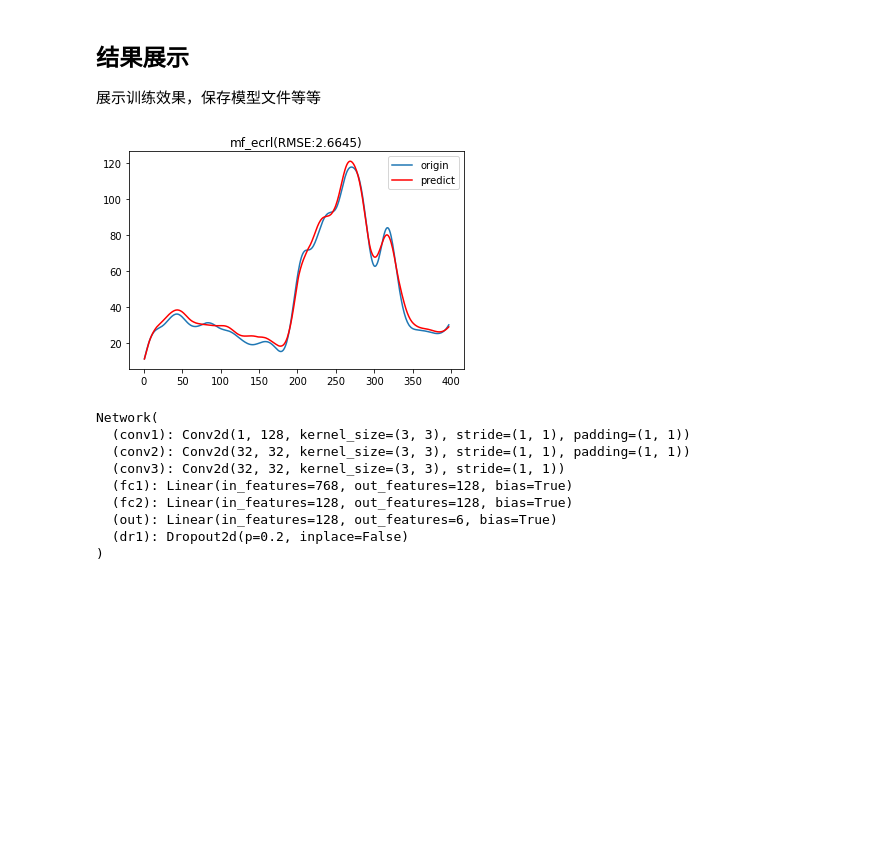
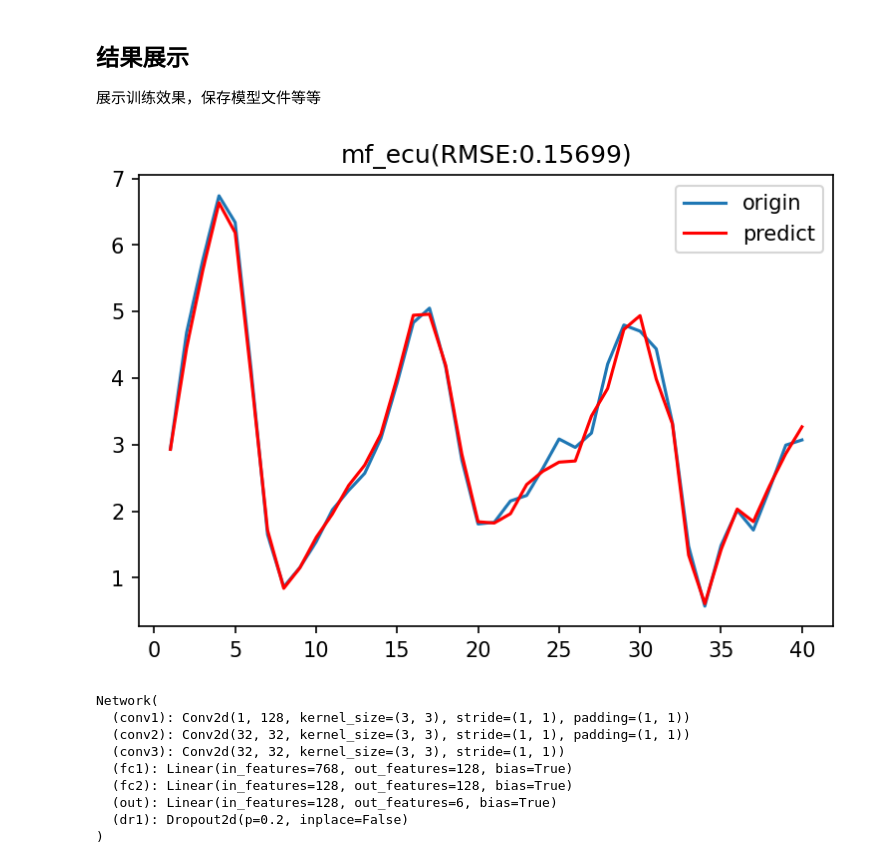
Before and after one commit to cwdao/torchlearn, a Jupyter notebook: src/cnn_emgmf_try_nlv2_409.ipynb, the cells around one changed output. Drawn from its saved outputs; the diff is of its cells as text; code cells hidden in the pictures; blank space fills up the shorter version.

```diff
--- a/src/cnn_emgmf_try_nlv2_409.ipynb
+++ b/src/cnn_emgmf_try_nlv2_409.ipynb
@@ -327,12 +356,14 @@ class EMGSK_nl_Dataset(Dataset):
         self.data_y = data_y
         self.data_angle = self.data_y[:,0]
         self.data_time = self.data_x[:,0]
+        self.data_mf = self.data_y[:,1:6]
         self.data_idx = data_idx
         self.transforms = transform
 
     def __getitem__(self, index):
         sample_x = self.data_x[index,:]
         sample_y = self.data_y[index,:]
+        sample_mf = self.data_mf[index,:]
         sample_angle = self.data_angle[index]
         sample_time = self.data_time[index]
         sample_idx = self.data_idx[index]
@@ -342,7 +373,7 @@ class EMGSK_nl_Dataset(Dataset):
         sample_x = self.transforms(sample_x)
         # 一维数据用下面的这个就行
         # emgData = torch.Tensor(emgData)
-        return sample_x,sample_y,sample_angle,sample_time,\
+        return sample_x,sample_y,sample_mf,sample_time,sample_angle,\
             sample_idx
 
     def __len__(self):
@@ -601,40 +823,43 @@ KeyboardInterrupt:
 # %%
 show_x = data_1t6_te
 show_y = data_7t12_te
-show_l = 397
-column = 3
-net = net2
+show_l = 40#397
+column = 5
+mf_namelist = ['angle','fcr','fcu','ecrl','ecrb','ecu']
+# net3 = net
+# net = net2
 net.eval()
 net.to('cpu')
 criterion = torch.nn.MSELoss()
 # predict = net(show_x)
 # predict = predict.data.numpy()
 train_loader = torch.utils.data.DataLoader(train_set, batch_size=1,shuffle=False)
 test_loader = torch.utils.data.DataLoader(test_set, batch_size=1,shuffle=False)
 predict_show = []
 y_show = []
 for batch in test_loader:
-    s_x,s_y,_,_,_= batch
+    s_x,s_y,s_mf,_,_,_= batch
+    # s_y = s_mf
     predict = net(s_x)
     pred2 = predict.detach().numpy()
     predict_show.append(pred2)
     trainloss = criterion(predict, s_y)
     y_s = s_y.detach().numpy()
     y_show.append(y_s)
 predict_show = np.array(predict_show)
 y_show = np.array(y_show)
-# MSE_show = criterion(predict[:,column], show_y[:,column])
+# MSE_show = criterion(torch.Tensor(predict_show[:,column]), torch.Tensor(y_show[:,column]))
 MSE_show =  criterion(torch.Tensor(predict_show[:,:,column]), torch.Tensor(y_show[:,:,column]))
 predict = predict.data.numpy()
 # 建立等差数列，（起始，终止，个数）
 x = np.linspace(1,show_l,show_l)
-
-plt.title('mf_ecrl(RMSE:'+str('%.5g' % torch.sqrt(MSE_show))+')')
+plt.rcParams['figure.dpi'] = 150
+plt.title(mf_namelist[column]+'(RMSE:'+str('%.5g' % torch.sqrt(MSE_show))+')')
 # plt.plot(x , show_y[:,column], label='origin')
 plt.plot(x , show_y[:,column], label='origin')
 # plt.plot(x, predict[:,column], color='red', label='predict')
 plt.plot(x, predict_show[:,0,column], color='red', label='predict')
 plt.legend()
 plt.show()
 # %% [output]
-[figure, old version]
+[figure, new version]
```
Also changed, not shown: parts of 15 cells of this notebook, 10 other files.
